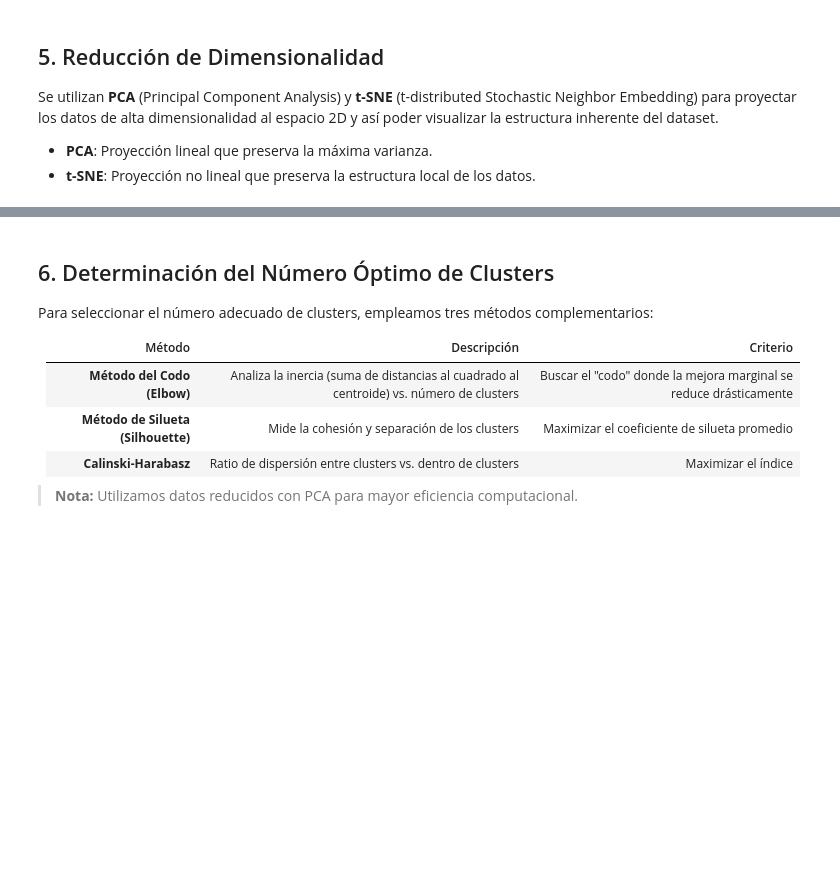
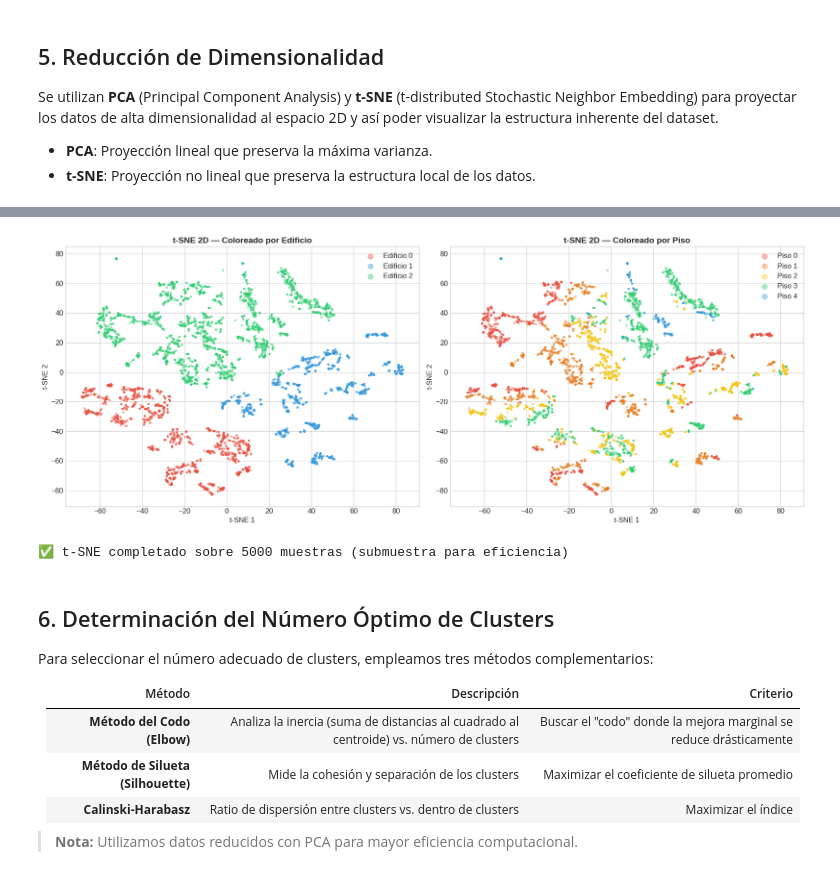
Before and after one commit to Juan-Velo/Machine_Learning_p3, a Jupyter notebook: machine_p3.ipynb, the cells around one changed output, grey strips where cells are left out. Cells and saved outputs as stored; diff of their text form; code cells hidden in the pictures; blank space fills up the shorter version.

```diff
--- a/machine_p3.ipynb
+++ b/machine_p3.ipynb
@@ -490,48 +559,88 @@ AttributeError: 'numpy.ndarray' object has no attribute 'unique'
 # 5.3 t-SNE — VISUALIZACIÓN NO LINEAL
 # ============================================================
 
-# Usamos PCA previo para reducir a 50 dims (acelera t-SNE)
+# Usamos PCA previo para reducir a 50 dims (acelera t-SNE) si existe, sino generamos on-the-fly
+if 'X_pca_50' not in locals():
+    print("⚠️ X_pca_50 no encontrado, calculando PCA(n_components=50) para acelerar t-SNE...")
+    from sklearn.decomposition import PCA
+    X_input_tsne = PCA(n_components=50).fit_transform(X_scaled)
+else:
+    X_input_tsne = X_pca_50
+
 # Submuestra para eficiencia computacional
 np.random.seed(42)
-n_sample = min(5000, len(X_scaled))
-idx_sample = np.random.choice(len(X_scaled), n_sample, replace=False)
+n_sample = min(5000, len(X_input_tsne))
+# idx_sample debe ser un array de enteros para indexar numpy arrays
+idx_sample = np.random.choice(len(X_input_tsne), n_sample, replace=False)
 
-X_sample_pca = X_pca_50[idx_sample]
-y_building_sample = y_building.iloc[idx_sample].values
-y_floor_sample = y_floor.iloc[idx_sample].values
+X_sample_pca = X_input_tsne[idx_sample]
+
+# Corregido: acceso a numpy array con indices directos, no .iloc
+# Aseguramos que y_building y y_floor sean arrays de numpy antes de indexar
+if not isinstance(y_building, np.ndarray):
+    y_building_sample = y_building.values[idx_sample]
+else:
+    y_building_sample = y_building[idx_sample]
+
+if not isinstance(y_floor, np.ndarray):
+    y_floor_sample = y_floor.values[idx_sample]
+else:
+    y_floor_sample = y_floor[idx_sample]
 
 # t-SNE con 2 componentes
 tsne = TSNE(n_components=2, random_state=42, perplexity=30, n_iter=1000, learning_rate='auto')
 X_tsne_2d = tsne.fit_transform(X_sample_pca)
 
 fig, axes = plt.subplots(1, 2, figsize=(18, 7))
 
+colors_building = ['#e74c3c', '#3498db', '#2ecc71']
+colors_floor = ['#e74c3c', '#e67e22', '#f1c40f', '#2ecc71', '#3498db']
+
 # Colorear por edificio
-for b in sorted(np.unique(y_building_sample)):
+unique_buildings = np.unique(y_building_sample)
+for b in sorted(unique_buildings):
     mask = y_building_sample == b
+
+    # Color seguro
+    if 0 <= b < len(colors_building):
+        color = colors_building[b]
+    else:
+        color = 'gray'
+
     axes[0].scatter(X_tsne_2d[mask, 0], X_tsne_2d[mask, 1],
-                    c=colors_building[b], label=f'Edificio {b}',
+                    c=color, label=f'Edificio {b}',
                     alpha=0.4, s=8)
 axes[0].set_title('t-SNE 2D — Coloreado por Edificio', fontweight='bold')
 axes[0].set_xlabel('t-SNE 1')
 axes[0].set_ylabel('t-SNE 2')
 axes[0].legend(markerscale=3)
 
 # Colorear por piso
-for f in sorted(np.unique(y_floor_sample)):
+unique_floors = np.unique(y_floor_sample)
+for f in sorted(unique_floors):
     mask = y_floor_sample == f
+
+    # Color seguro
+    if 0 <= f < len(colors_floor):
+        color = colors_floor[f]
+    else:
+        color = 'gray'
+
     axes[1].scatter(X_tsne_2d[mask, 0], X_tsne_2d[mask, 1],
-                    c=colors_floor[f], label=f'Piso {f}',
+                    c=color, label=f'Piso {f}',
                     alpha=0.4, s=8)
 axes[1].set_title('t-SNE 2D — Coloreado por Piso', fontweight='bold')
 axes[1].set_xlabel('t-SNE 1')
 axes[1].set_ylabel('t-SNE 2')
 axes[1].legend(markerscale=3)
 
 plt.tight_layout()
 plt.show()
 
 print(f"✅ t-SNE completado sobre {n_sample} muestras (submuestra para eficiencia)")
+# %% [output]
+[figure, added]
+✅ t-SNE completado sobre 5000 muestras (submuestra para eficiencia)
 # %% [markdown]
 ## 6. Determinación del Número Óptimo de Clusters
 
```
Also changed, not shown: parts of 19 cells of this notebook, 2 other files.
